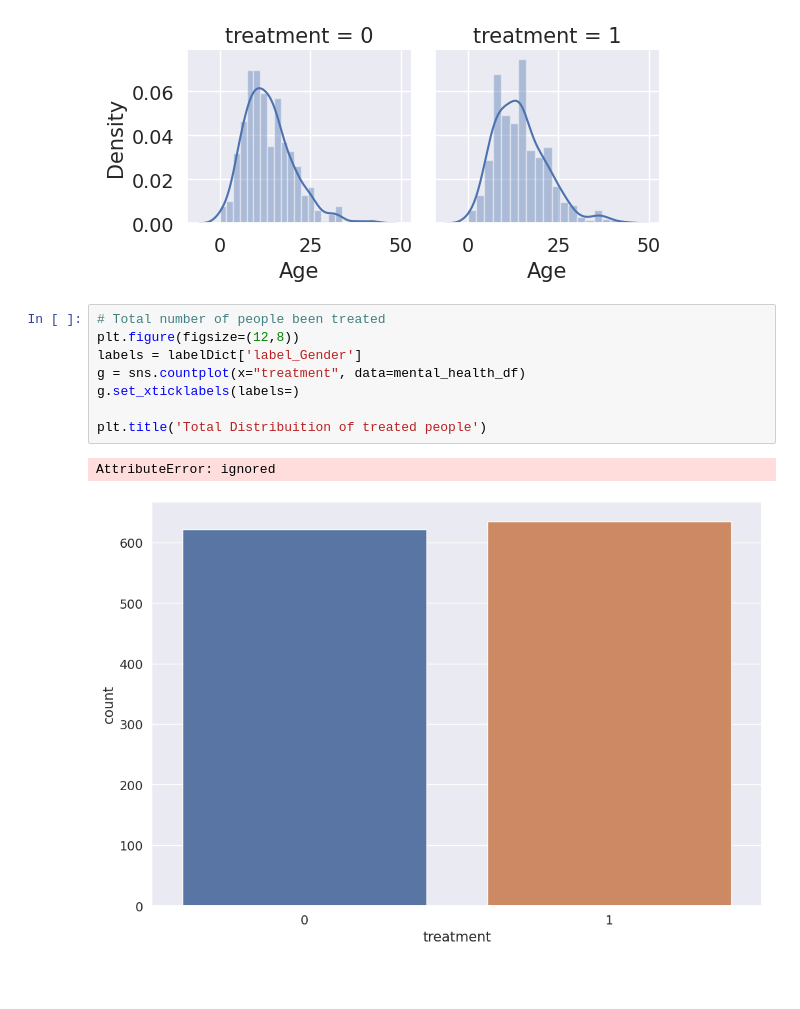
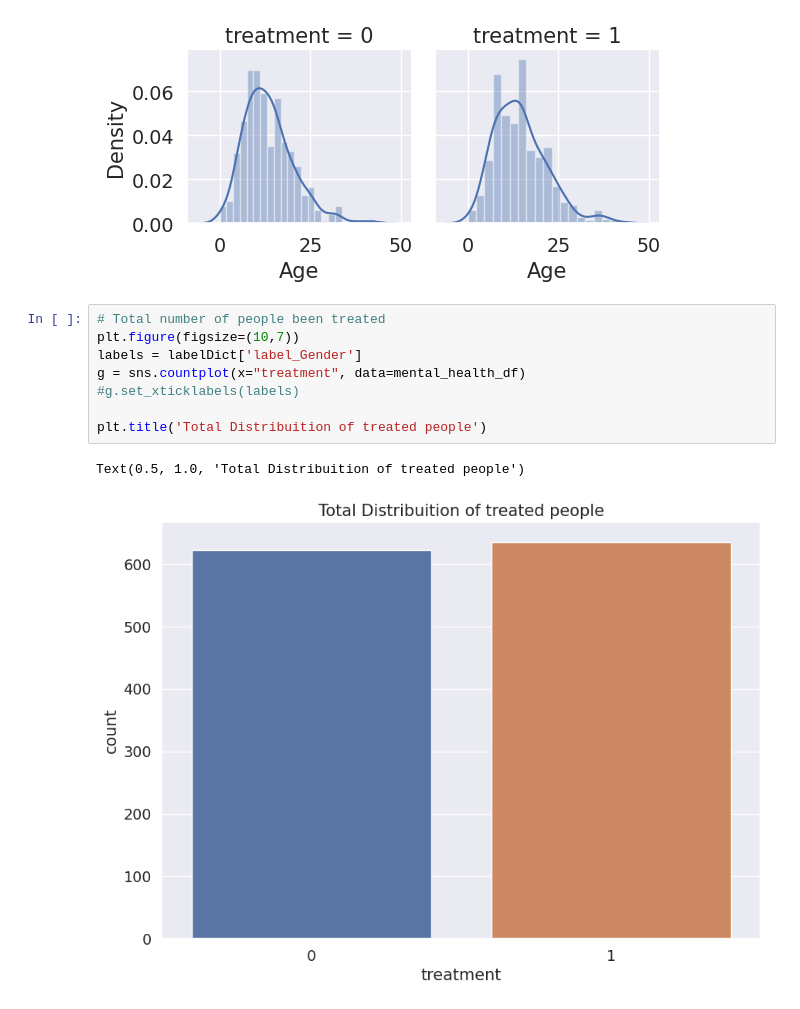
Before and after one commit to sandhyashinde06/repo, a Jupyter notebook: Sandhya_ML_Projecyt.ipynb, the cells around one changed output. Cells and saved outputs as stored; diff of their text form; blank space fills up the shorter version.

```diff
--- a/Sandhya_ML_Projecyt.ipynb
+++ b/Sandhya_ML_Projecyt.ipynb
@@ -338,15 +344,15 @@ g = g.map(sns.distplot, "Age")
 [figure]
 # %%
 # Total number of people been treated
-plt.figure(figsize=(12,8))
+plt.figure(figsize=(10,7))
 labels = labelDict['label_Gender']
 g = sns.countplot(x="treatment", data=mental_health_df)
-g.set_xticklabels(labels=)
+#g.set_xticklabels(labels)
 
 plt.title('Total Distribuition of treated people')
 # %% [output]
-AttributeError: ignored
+Text(0.5, 1.0, 'Total Distribuition of treated people')
-[figure, old version]
+[figure, new version]
 # %%
 #plotting a nested barplot to show probabilities for sex and class
 import matplotlib.pyplot as plt
```
Also changed, not shown: parts of 5 cells of this notebook.
